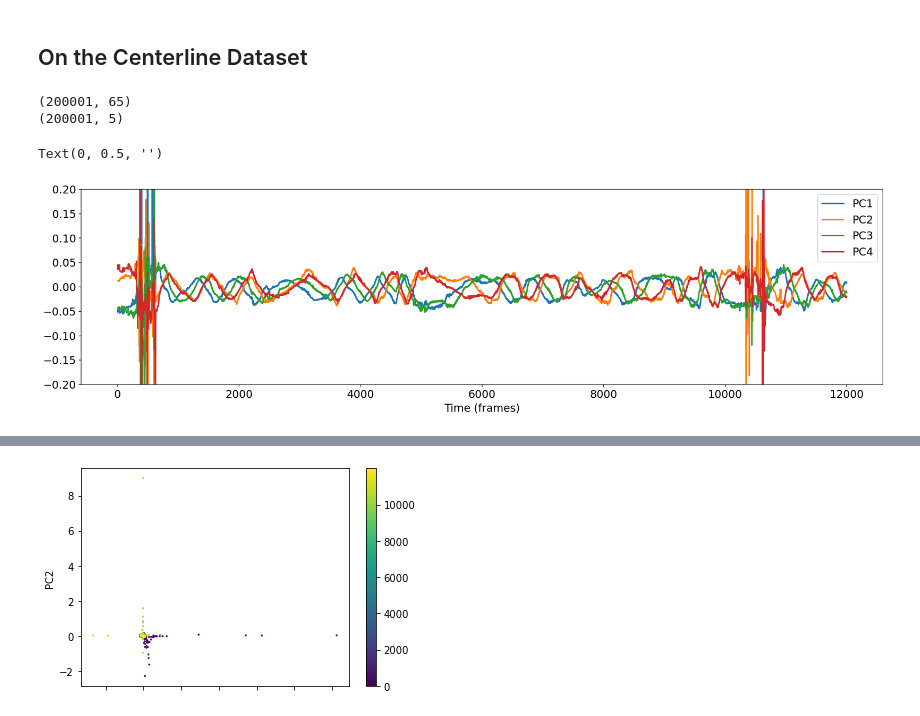
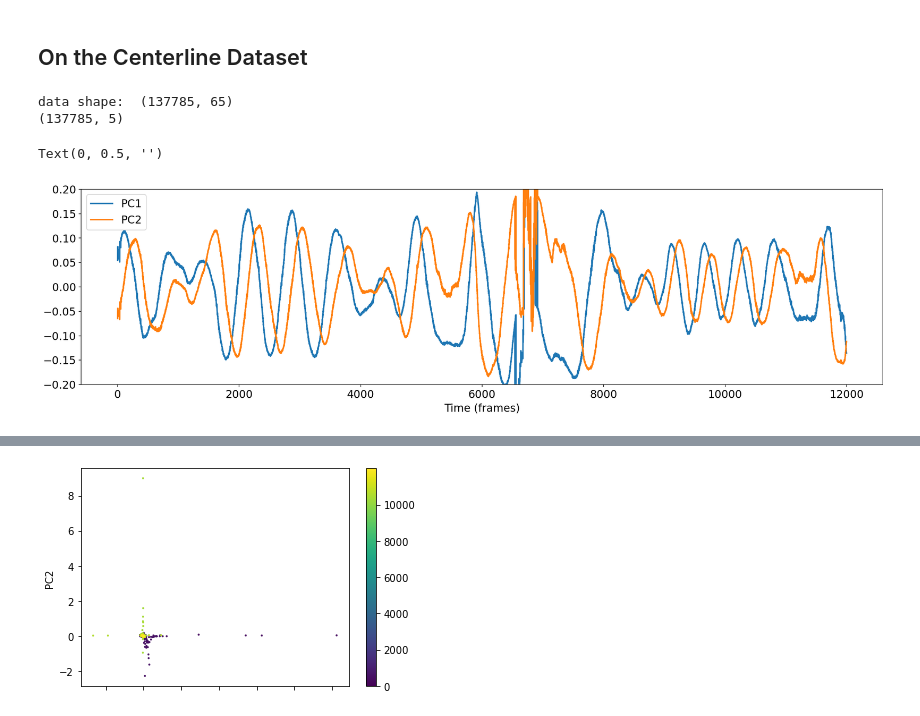
Before and after one commit to leonkontorovich/centerline_behavior_annotation, a Jupyter notebook: centerline/dev/PCA_eigenworm.ipynb, the cells around one changed output, grey strips where cells are left out. Saved outputs shown, nothing was run; the diff lists cells and outputs as text; code cells hidden in the pictures.

```diff
--- a/centerline/dev/PCA_eigenworm.ipynb
+++ b/centerline/dev/PCA_eigenworm.ipynb
@@ -47,7 +47,8 @@ from sklearn.decomposition import PCA
 from sklearn.preprocessing import StandardScaler
 # %%
 #path='/groups/zimmer/Ulises/code/skeleton_OLD/spline/second_der_np_new.csv'
-path='/groups/zimmer/Ulises/wbfm/chemotaxis_assay/2020_Only_behaviour/new_skeleton_test/2new_spline_K.csv'#'/groups/zimmer/Ulises/wbfm/chemotaxis_assay/2020_Only_behaviour/all_good_skeleton/2020-07-01_10-10-48_control_worm1_spline_K.csv'
+#path='/groups/zimmer/Ulises/wbfm/chemotaxis_assay/2020_Only_behaviour/new_skeleton_test/2new_spline_K.csv'#
+path='/groups/zimmer/Ulises/wbfm/chemotaxis_assay/2020_Only_behaviour/all_good_skeleton/2020-07-01_10-10-48_control_worm1_spline_K.csv'
 # has no reversals path='/groups/zimmer/Ulises/wbfm/chemotaxis_assay/2020_Only_behaviour/all_good_skeleton/2020-06-30_18-17-47_chemotaxis_worm5_spline_K.csv'
 df=pd.read_csv(path, header=None)
 
@@ -56,7 +57,7 @@ df.dropna(inplace=True) #Drop NaNs, required otherwise pca.fit_transform(x) does
 df.fillna(0, inplace=True) #alternative change nans to zeros
 features = np.arange(30,95)# Separating out the features (starting bodypart, ending bodypart)
 data = df.loc[:, features].values
-print(data.shape)
+print('data shape: ', data.shape)
 
 #PCA
 pca = PCA(n_components=5)
@@ -64,21 +65,21 @@ principalComponents = pca.fit_transform(data)
 print(principalComponents.shape)
 principalDf = pd.DataFrame(data = principalComponents, columns = ['PC1', 'PC2', 'PC3','PC4','PC5'])# 'PC6', 'PC7', 'PC8','PC9','PC10'])
 # %% [output]
-(200001, 65)
-(200001, 5)
+data shape:  (137785, 65)
+(137785, 5)
 # %%
-time=np.arange(12000)#(20000,30000)#np.arange(18000,42000)#np.arange(57500,62000)#np.arange(18000,42000)
+time=np.arange(12000)#(142465)#(20000,30000)#np.arange(18000,42000)#np.arange(57500,62000)#np.arange(18000,42000)
 plt.figure(dpi=150)
 plt.rcParams.update({'font.size': 15})
 for pc in principalDf:
-    if pc is 'PC5': break
+    if pc is 'PC3': break
     ax=principalDf.loc[time,pc].plot(legend=True, figsize=(20,5), linewidth=2)
 ax.set_xlabel('Time (frames)', fontsize = 15)
 ax.set_ylim([-.2,.2])
 ax.set_ylabel('',fontsize = 15)
 # %% [output]
 Text(0, 0.5, '')
-[figure, old version]
+[figure, new version]
 # %%
 principalDf.head(10)
 #pc1Xpc2=pd.DataFrame(np.cross(principalDf['PC1'],principalDf['PC2']), index=principalDf.index)
```
Also changed, not shown: parts of 19 cells of this notebook, 4 other files.
